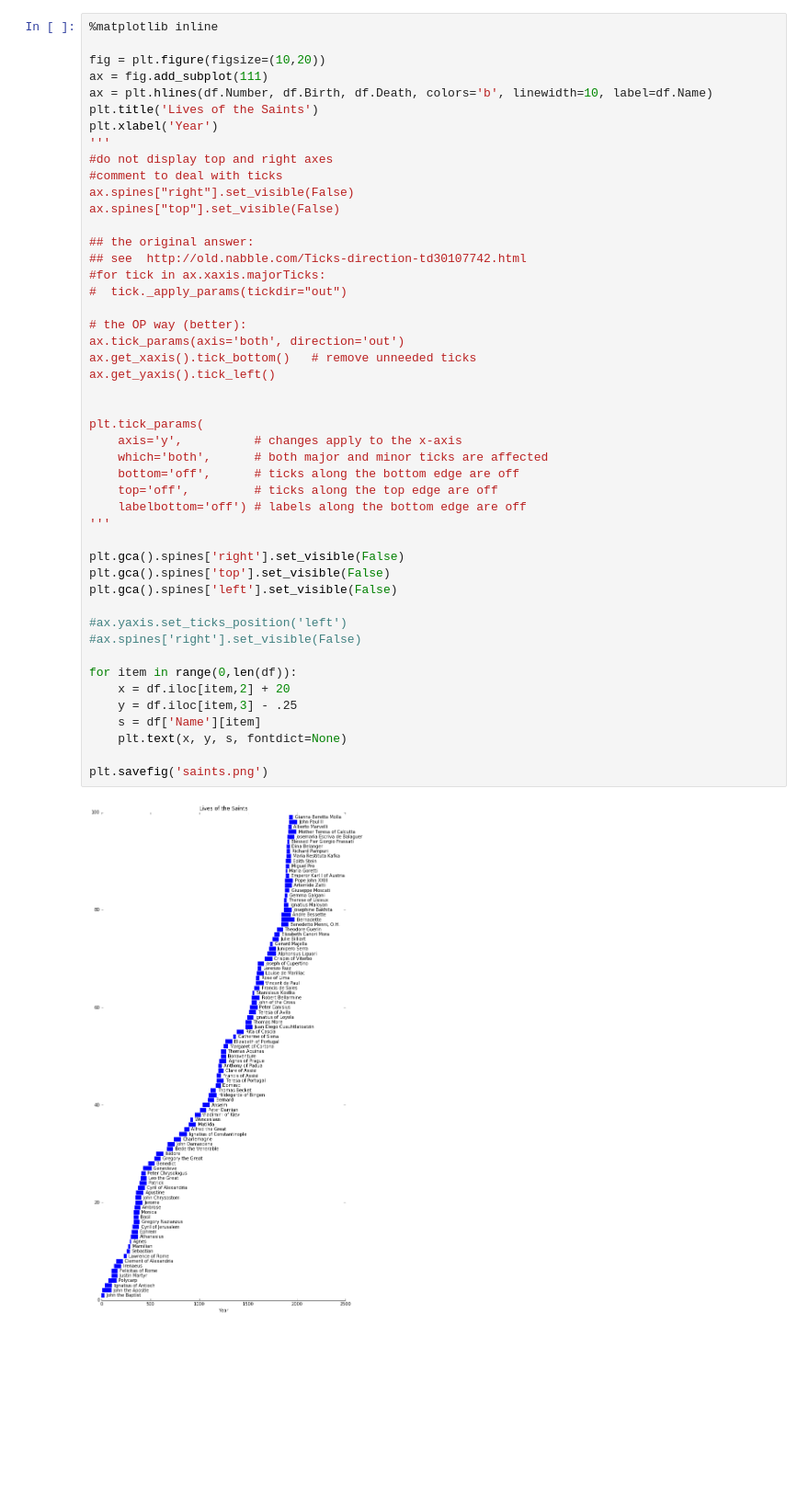
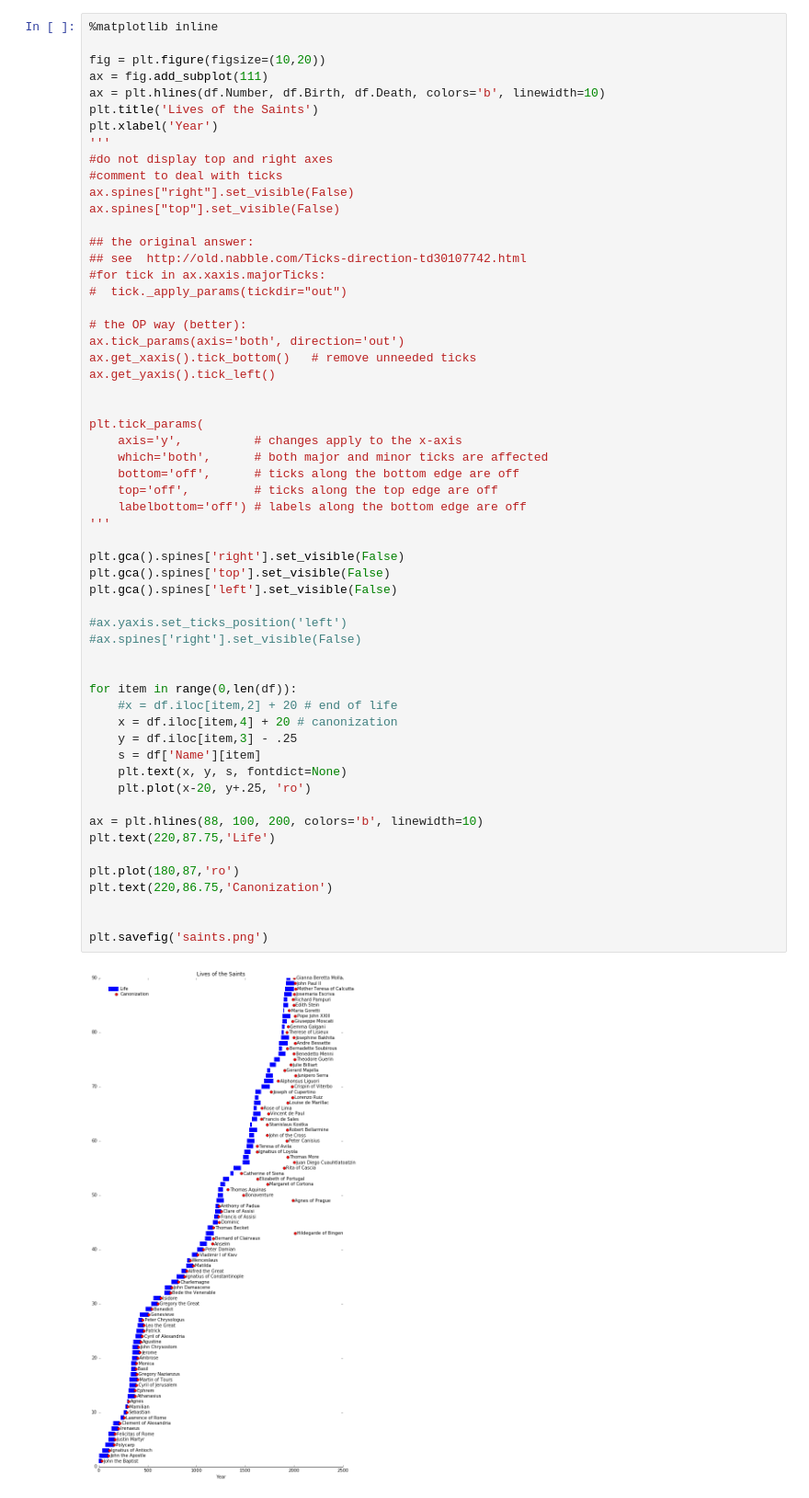
Before and after one commit to mkudija/Lives-of-the-Saints, a Jupyter notebook: saint-lives.ipynb, the cells around one changed output. Shown at 92% size. Saved outputs shown, nothing was run; the diff lists cells and outputs as text; blank space fills up the shorter version.

Commit message:
added canonization dates

```diff
--- a/saint-lives.ipynb
+++ b/saint-lives.ipynb
@@ -19,7 +19,7 @@ df.head()
 
 fig = plt.figure(figsize=(10,20))
 ax = fig.add_subplot(111)
-ax = plt.hlines(df.Number, df.Birth, df.Death, colors='b', linewidth=10, label=df.Name)
+ax = plt.hlines(df.Number, df.Birth, df.Death, colors='b', linewidth=10)
 plt.title('Lives of the Saints')
 plt.xlabel('Year')
 '''
@@ -34,32 +34,42 @@ ax.spines["top"].set_visible(False)
 #  tick._apply_params(tickdir="out")
 
 # the OP way (better):
 ax.tick_params(axis='both', direction='out')
 ax.get_xaxis().tick_bottom()   # remove unneeded ticks
 ax.get_yaxis().tick_left()
 
 
 plt.tick_params(
     axis='y',          # changes apply to the x-axis
     which='both',      # both major and minor ticks are affected
     bottom='off',      # ticks along the bottom edge are off
     top='off',         # ticks along the top edge are off
     labelbottom='off') # labels along the bottom edge are off
 '''
 
 plt.gca().spines['right'].set_visible(False)
 plt.gca().spines['top'].set_visible(False)
 plt.gca().spines['left'].set_visible(False)
 
 #ax.yaxis.set_ticks_position('left')
 #ax.spines['right'].set_visible(False)
 
+
 for item in range(0,len(df)):
-    x = df.iloc[item,2] + 20
+    #x = df.iloc[item,2] + 20 # end of life
+    x = df.iloc[item,4] + 20 # canonization
     y = df.iloc[item,3] - .25
     s = df['Name'][item]
     plt.text(x, y, s, fontdict=None)
+    plt.plot(x-20, y+.25, 'ro')
+
+ax = plt.hlines(88, 100, 200, colors='b', linewidth=10)
+plt.text(220,87.75,'Life')
+
+plt.plot(180,87,'ro')
+plt.text(220,86.75,'Canonization')
+
 
 plt.savefig('saints.png')
 # %% [output]
-[figure, old version]
+[figure, new version]
```
Also changed, not shown: parts of 1 cell of this notebook, 2 other files.
